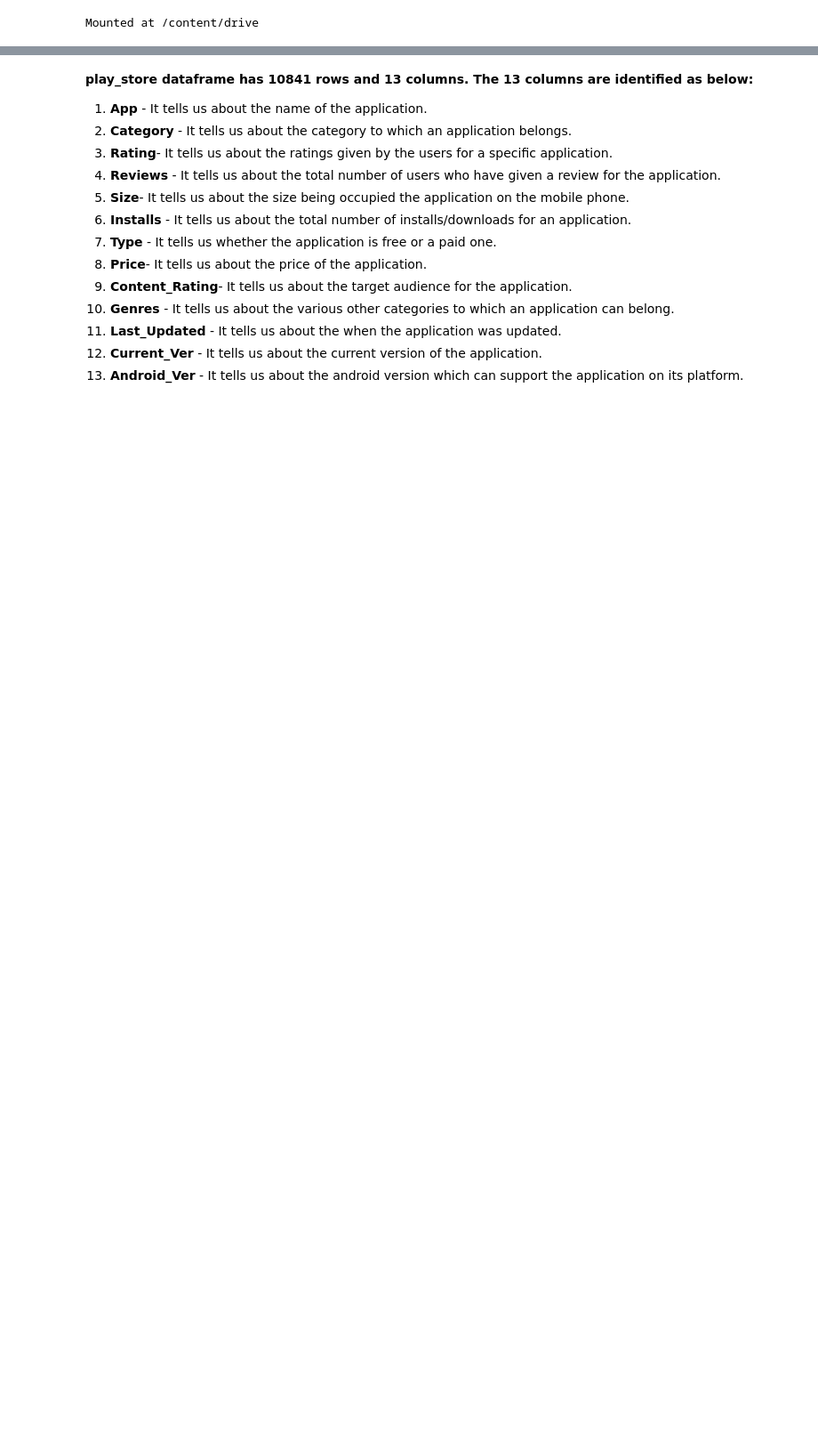
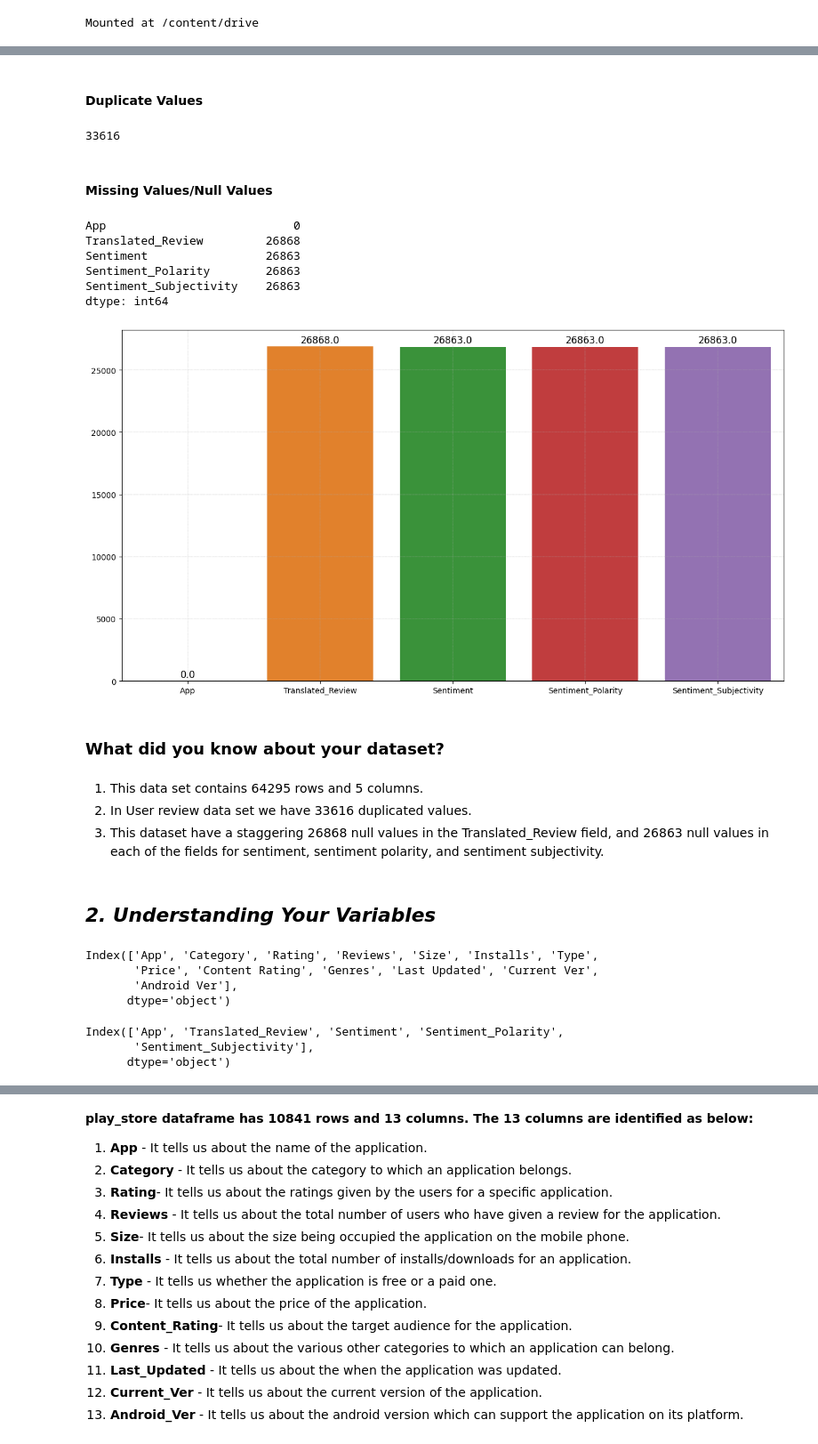
Before and after one commit to Ajay07pandey/play_store_app_review_system, a Jupyter notebook: play_store_app_review_system_.ipynb, the cells around one changed output, grey strips where cells are left out. Shown at 89% size. Saved outputs shown, nothing was run; the diff lists cells and outputs as text; code cells hidden in the pictures; blank space fills up the shorter version.

```diff
--- a/play_store_app_review_system_.ipynb
+++ b/play_store_app_review_system_.ipynb
@@ -187,0 +214,53 @@ df_data.shape, df_reviews.shape
+# %% [markdown]
+#### Duplicate Values
+# %%
+df_reviews.duplicated().sum()
+# %% [output]
+33616
+# %% [markdown]
+#### Missing Values/Null Values
+# %%
+df_reviews.isnull().sum()
+# %% [output]
+App                           0
+Translated_Review         26868
+Sentiment                 26863
+Sentiment_Polarity        26863
+Sentiment_Subjectivity    26863
+dtype: int64
+# %%
+# Visualizing the missing values
+plt.figure(figsize=(15,8))
+plots= sns.barplot(x=df_reviews.columns,y=df_reviews.isna().sum())
+plt.grid(linestyle='--', linewidth=0.3)
+
+for bar in plots.patches:
+      plots.annotate(bar.get_height(),
+                     (bar.get_x() + bar.get_width() / 2,
+                      bar.get_height()), ha='center', va='center',
+                     size=12, xytext=(0, 8),
+                     textcoords='offset points')
+plt.show()
+# %% [output]
+[figure, added]
+# %% [markdown]
+### What did you know about your dataset?
+# %% [markdown]
+1. This data set contains 64295 rows and 5 columns.
+2. In User review data set we have 33616 duplicated values.
+3. This dataset have a staggering 26868 null values in the Translated_Review field, and 26863 null values in each of the fields for sentiment, sentiment polarity, and sentiment subjectivity.
+# %% [markdown]
+## ***2. Understanding Your Variables***
+# %%
+df_data.columns
+# %% [output]
+Index(['App', 'Category', 'Rating', 'Reviews', 'Size', 'Installs', 'Type',
+       'Price', 'Content Rating', 'Genres', 'Last Updated', 'Current Ver',
+       'Android Ver'],
+      dtype='object')
+# %%
+df_reviews.columns
+# %% [output]
+Index(['App', 'Translated_Review', 'Sentiment', 'Sentiment_Polarity',
+       'Sentiment_Subjectivity'],
+      dtype='object')
```
Also changed, not shown: parts of 218 cells of this notebook.
